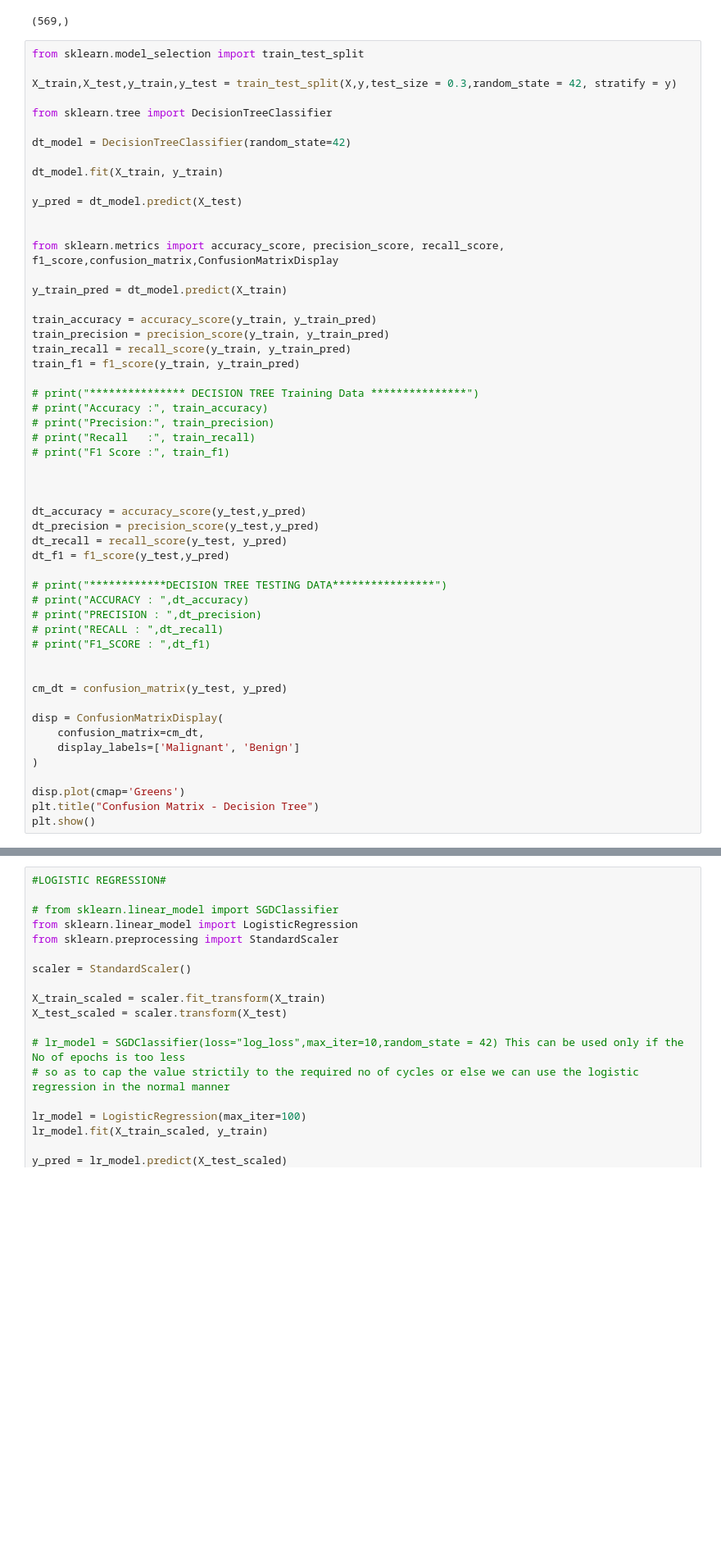
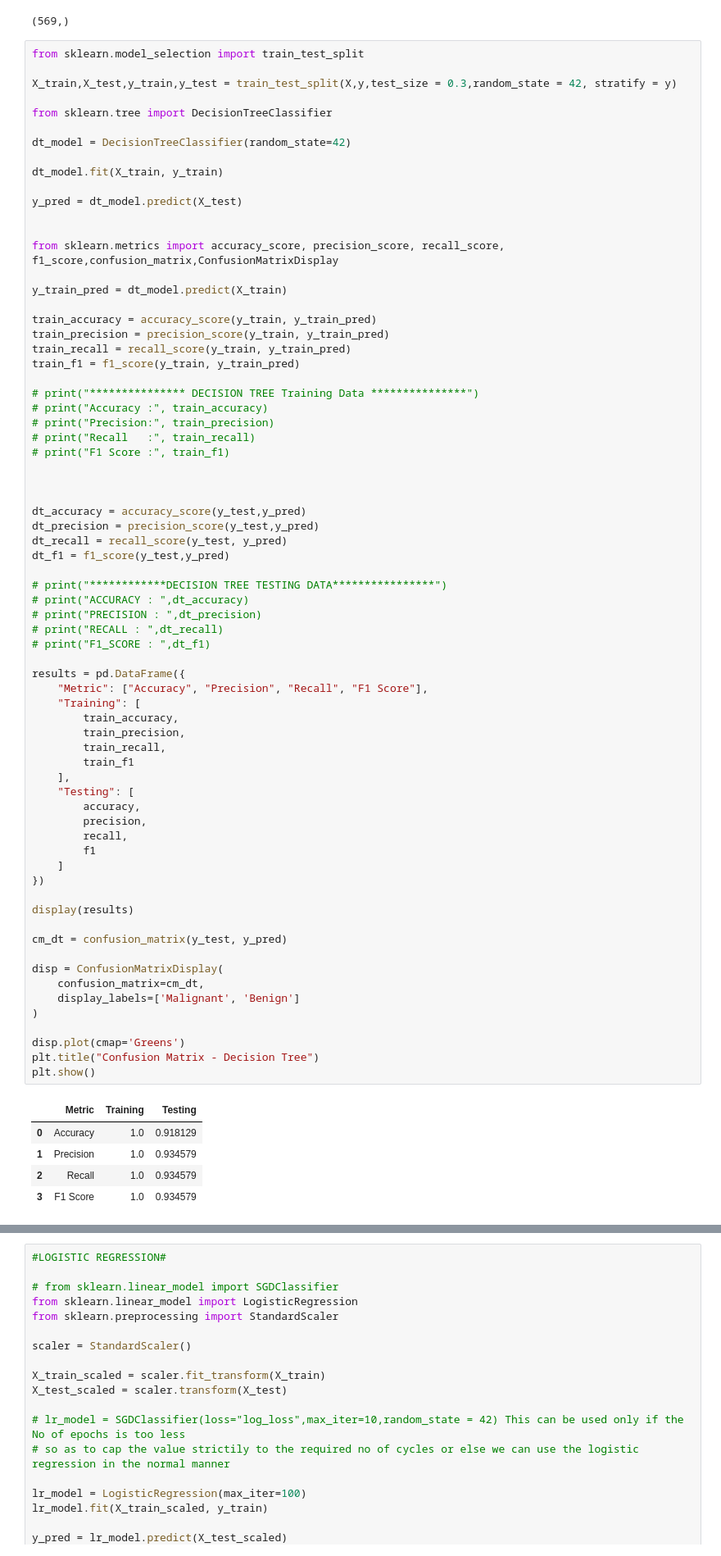
Before and after one commit to dhanusherramuri/AML_MSIS, a Jupyter notebook: AML_LAB_4_PROJECT(25-08-2026).ipynb, the cells around one changed output, grey strips where cells are left out. Shown at 82% size. Drawn from its saved outputs; the diff is of its cells as text; blank space fills up the shorter version.

```diff
--- a/AML_LAB_4_PROJECT(25-08-2026).ipynb
+++ b/AML_LAB_4_PROJECT(25-08-2026).ipynb
@@ -164,33 +164,55 @@ train_f1 = f1_score(y_train, y_train_pred)
 # print("Accuracy :", train_accuracy)
 # print("Precision:", train_precision)
 # print("Recall   :", train_recall)
 # print("F1 Score :", train_f1)
 
 
 
 dt_accuracy = accuracy_score(y_test,y_pred)
 dt_precision = precision_score(y_test,y_pred)
 dt_recall = recall_score(y_test, y_pred)
 dt_f1 = f1_score(y_test,y_pred)
 
 # print("************DECISION TREE TESTING DATA****************")
 # print("ACCURACY : ",dt_accuracy)
 # print("PRECISION : ",dt_precision)
 # print("RECALL : ",dt_recall)
 # print("F1_SCORE : ",dt_f1)
 
+results = pd.DataFrame({
+    "Metric": ["Accuracy", "Precision", "Recall", "F1 Score"],
+    "Training": [
+        train_accuracy,
+        train_precision,
+        train_recall,
+        train_f1
+    ],
+    "Testing": [
+        accuracy,
+        precision,
+        recall,
+        f1
+    ]
+})
+
+display(results)
 
 cm_dt = confusion_matrix(y_test, y_pred)
 
 disp = ConfusionMatrixDisplay(
     confusion_matrix=cm_dt,
     display_labels=['Malignant', 'Benign']
 )
 
 disp.plot(cmap='Greens')
 plt.title("Confusion Matrix - Decision Tree")
 plt.show()
 # %% [output]
+|  | Metric | Training | Testing |
+| 0 | Accuracy | 1.0 | 0.918129 |
+| 1 | Precision | 1.0 | 0.934579 |
+| 2 | Recall | 1.0 | 0.934579 |
+| 3 | F1 Score | 1.0 | 0.934579 |
 [figure]
 # %%
 #LOGISTIC REGRESSION#
```
Also changed, not shown: 1 other file.
